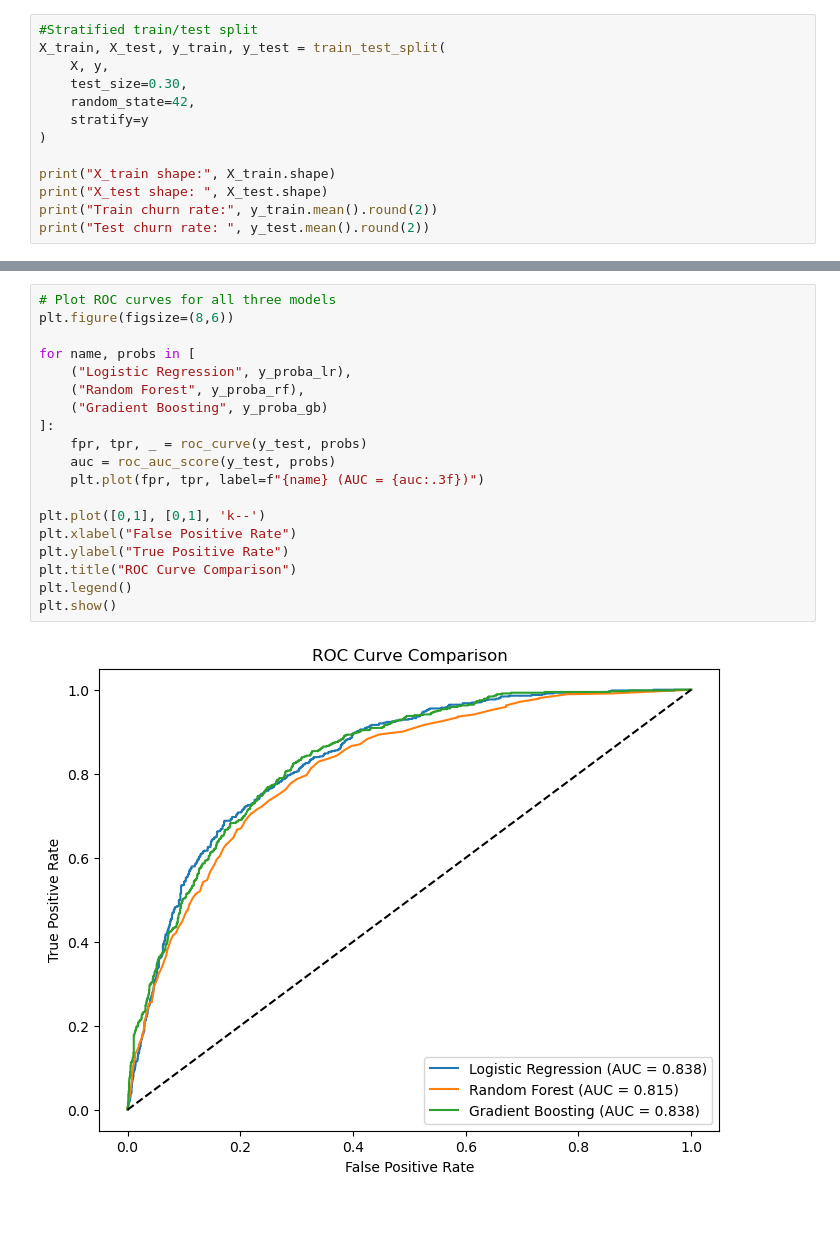
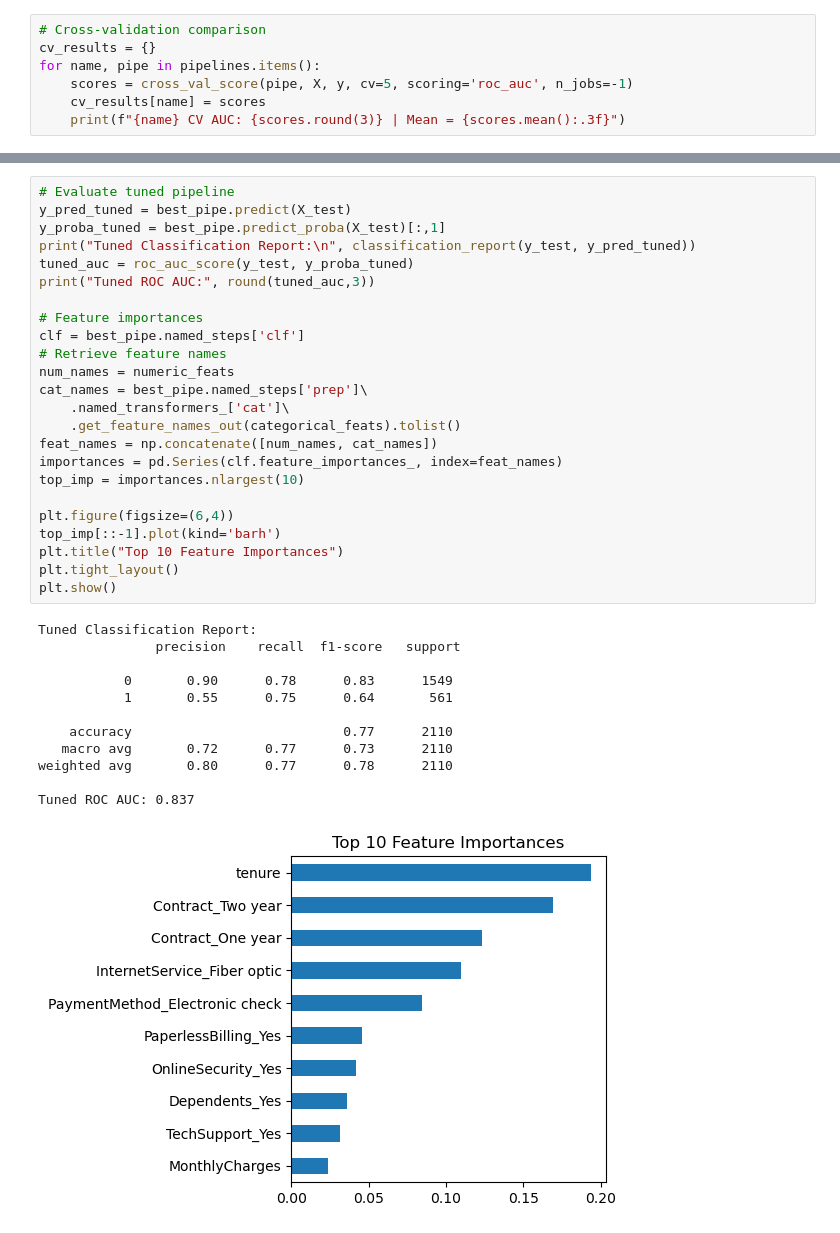
Before and after one commit to cmeKyLe/Customer-Churn-Prediction, a Jupyter notebook: notebooks/Modeling.ipynb, the cells around one changed output, grey strips where cells are left out. Saved outputs shown, nothing was run; the diff lists cells and outputs as text.

```diff
--- a/notebooks/Modeling.ipynb
+++ b/notebooks/Modeling.ipynb
@@ -140,14 +159,8 @@ Next, we split into training and test sets with stratification to preserve the c
 # %%
-#Stratified train/test split
-X_train, X_test, y_train, y_test = train_test_split(
-    X, y,
-    test_size=0.30,
-    random_state=42,
-    stratify=y
-)
-
-print("X_train shape:", X_train.shape)
-print("X_test shape: ", X_test.shape)
-print("Train churn rate:", y_train.mean().round(2))
-print("Test churn rate: ", y_test.mean().round(2))
+# Cross‑validation comparison
+cv_results = {}
+for name, pipe in pipelines.items():
+    scores = cross_val_score(pipe, X, y, cv=5, scoring='roc_auc', n_jobs=-1)
+    cv_results[name] = scores
+    print(f"{name} CV AUC: {scores.round(3)} | Mean = {scores.mean():.3f}")
 # %% [output]
@@ -285,21 +297,37 @@ To visualize the performance of all three models, we’ll plot their ROC curves
 # %%
-# Plot ROC curves for all three models
-plt.figure(figsize=(8,6))
+# Evaluate tuned pipeline
+y_pred_tuned = best_pipe.predict(X_test)
+y_proba_tuned = best_pipe.predict_proba(X_test)[:,1]
+print("Tuned Classification Report:\n", classification_report(y_test, y_pred_tuned))
+tuned_auc = roc_auc_score(y_test, y_proba_tuned)
+print("Tuned ROC AUC:", round(tuned_auc,3))
 
-for name, probs in [
-    ("Logistic Regression", y_proba_lr),
-    ("Random Forest", y_proba_rf),
-    ("Gradient Boosting", y_proba_gb)
-]:
-    fpr, tpr, _ = roc_curve(y_test, probs)
-    auc = roc_auc_score(y_test, probs)
-    plt.plot(fpr, tpr, label=f"{name} (AUC = {auc:.3f})")
+# Feature importances
+clf = best_pipe.named_steps['clf']
+# Retrieve feature names
+num_names = numeric_feats
+cat_names = best_pipe.named_steps['prep']\
+    .named_transformers_['cat']\
+    .get_feature_names_out(categorical_feats).tolist()
+feat_names = np.concatenate([num_names, cat_names])
+importances = pd.Series(clf.feature_importances_, index=feat_names)
+top_imp = importances.nlargest(10)
 
-plt.plot([0,1], [0,1], 'k--')
-plt.xlabel("False Positive Rate")
-plt.ylabel("True Positive Rate")
-plt.title("ROC Curve Comparison")
-plt.legend()
+plt.figure(figsize=(6,4))
+top_imp[::-1].plot(kind='barh')
+plt.title("Top 10 Feature Importances")
+plt.tight_layout()
 plt.show()
 # %% [output]
+Tuned Classification Report:
+               precision    recall  f1-score   support
+
+           0       0.90      0.78      0.83      1549
+           1       0.55      0.75      0.64       561
+
+    accuracy                           0.77      2110
+   macro avg       0.72      0.77      0.73      2110
+weighted avg       0.80      0.77      0.78      2110
+
+Tuned ROC AUC: 0.837
-[figure, old version]
+[figure, new version]
```
Also changed, not shown: parts of 34 cells of this notebook, 4 other files.
